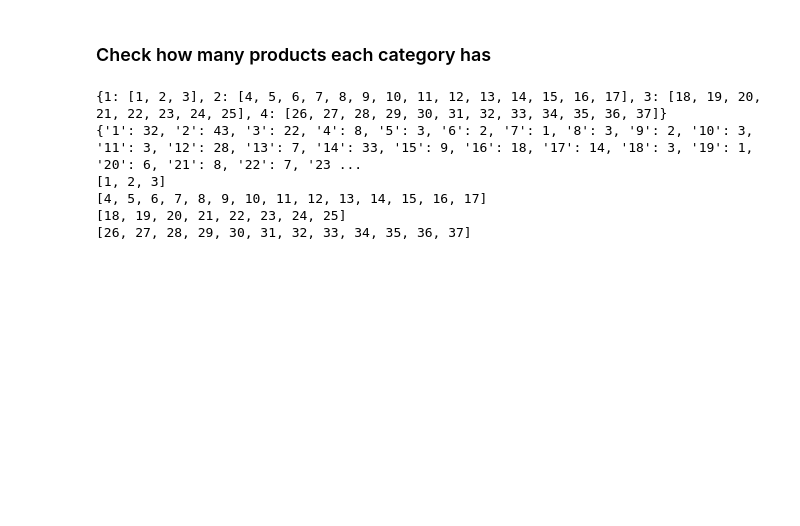
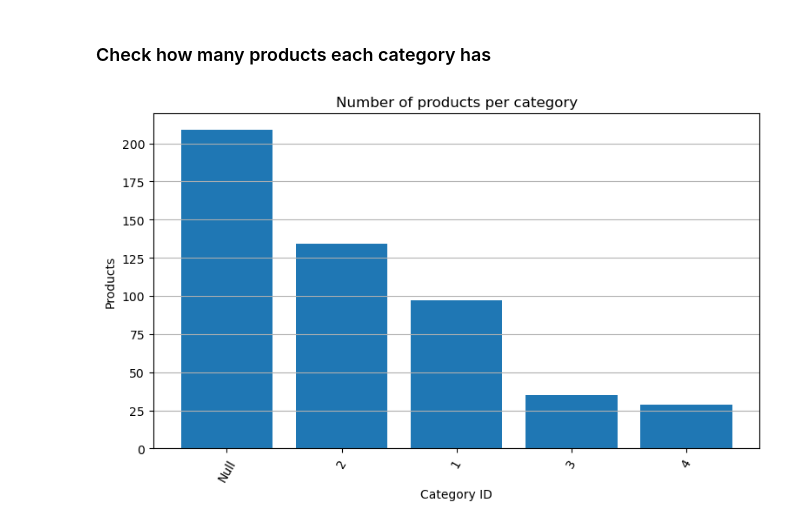
Before and after one commit to markusgunnar/AdventureWorks2025, a Jupyter notebook: Results.ipynb, the cells around one changed output. Saved outputs shown, nothing was run; the diff lists cells and outputs as text; code cells hidden in the pictures; blank space fills up the shorter version.

```diff
--- a/Results.ipynb
+++ b/Results.ipynb
@@ -113,25 +108,33 @@ plt.show()
 # %% [markdown]
 ### Check how many products each category has
 # %%
-print(subcats_in_cat)
-print(products_per_subcat)
+#print(subcats_in_cat)
+#print(products_per_subcat)
 
 products_per_cat = {}
 
 for i in subcats_in_cat:
-    print(subcats_in_cat[i])
-    products_per_cat[i] = 0
+    products_per_cat[str(i)] = 0
     for j in subcats_in_cat[i]:
-        pass
-        #products_per_cat[i] += 1
+        products_per_cat[str(i)] += products_per_subcat[str(j)]
+products_per_cat["Null"] = product_df["ProductSubcategoryID"].isna().sum()
+
+sorted_products = dict(sorted(products_per_cat.items(), key=lambda item: item[1], reverse=True))
 
 #print(products_per_cat)
+#print(sorted_products)
-# %% [output]
-{1: [1, 2, 3], 2: [4, 5, 6, 7, 8, 9, 10, 11, 12, 13, 14, 15, 16, 17], 3: [18, 19, 20, 21, 22, 23, 24, 25], 4: [26, 27, 28, 29, 30, 31, 32, 33, 34, 35, 36, 37]}
-{'1': 32, '2': 43, '3': 22, '4': 8, '5': 3, '6': 2, '7': 1, '8': 3, '9': 2, '10': 3, '11': 3, '12': 28, '13': 7, '14': 33, '15': 9, '16': 18, '17': 14, '18': 3, '19': 1, '20': 6, '21': 8, '22': 7, '23 ...
-[1, 2, 3]
-[4, 5, 6, 7, 8, 9, 10, 11, 12, 13, 14, 15, 16, 17]
-[18, 19, 20, 21, 22, 23, 24, 25]
-[26, 27, 28, 29, 30, 31, 32, 33, 34, 35, 36, 37]
+# %%
+fig, ax = plt.subplots(figsize=(9, 5))
+x = list(sorted_products.keys())
+y = list(sorted_products.values())
+ax.bar(x, y)
+ax.set_title("Number of products per category")
+ax.set_xlabel("Category ID")
+ax.set_ylabel("Products")
+ax.grid(axis = "y")
+plt.xticks(rotation=60)
+plt.show()
+# %% [output]
+[figure, added]
 # %% [markdown]
 # Conclusion Task 1:
```
Also changed, not shown: parts of 4 cells of this notebook.
